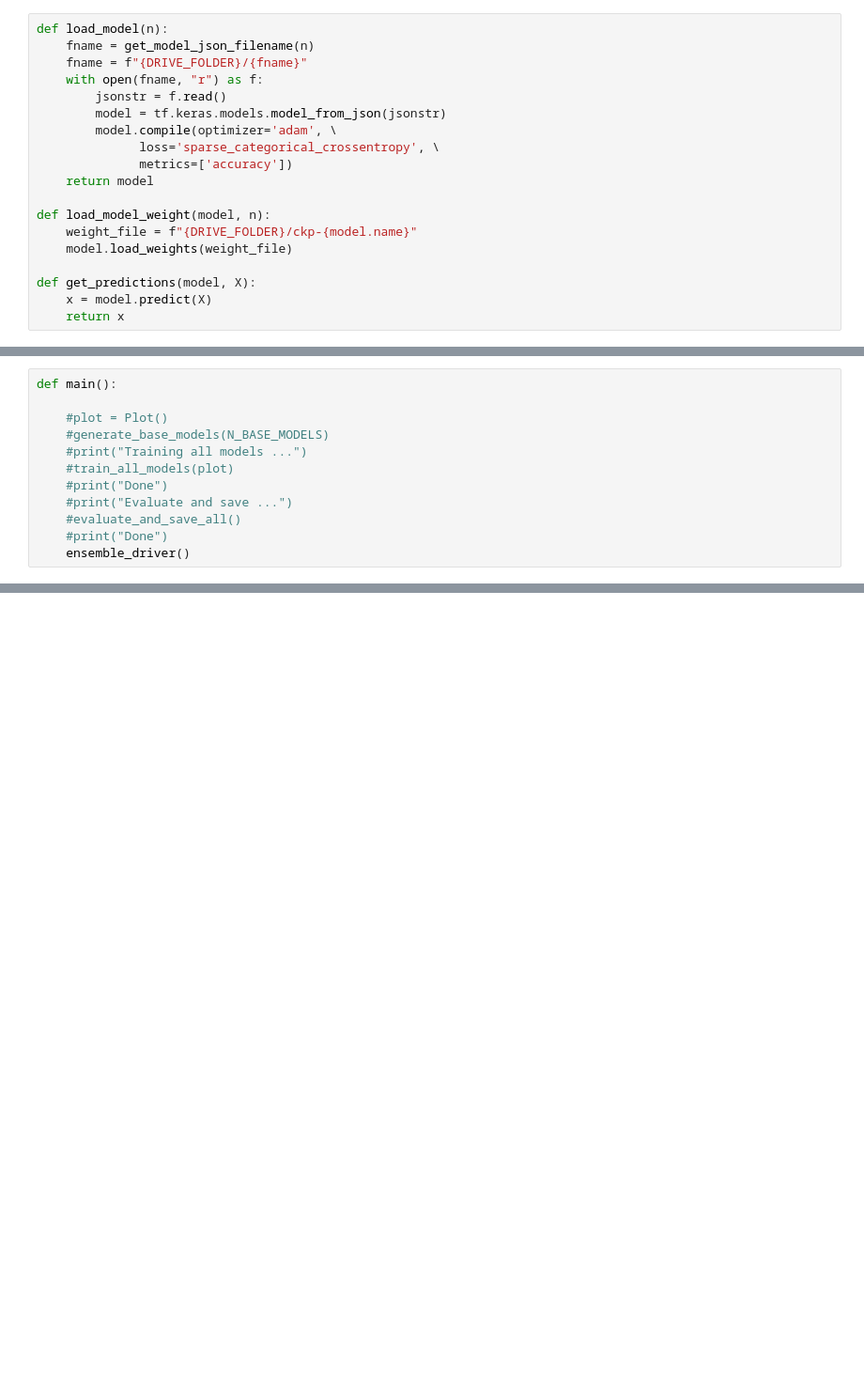
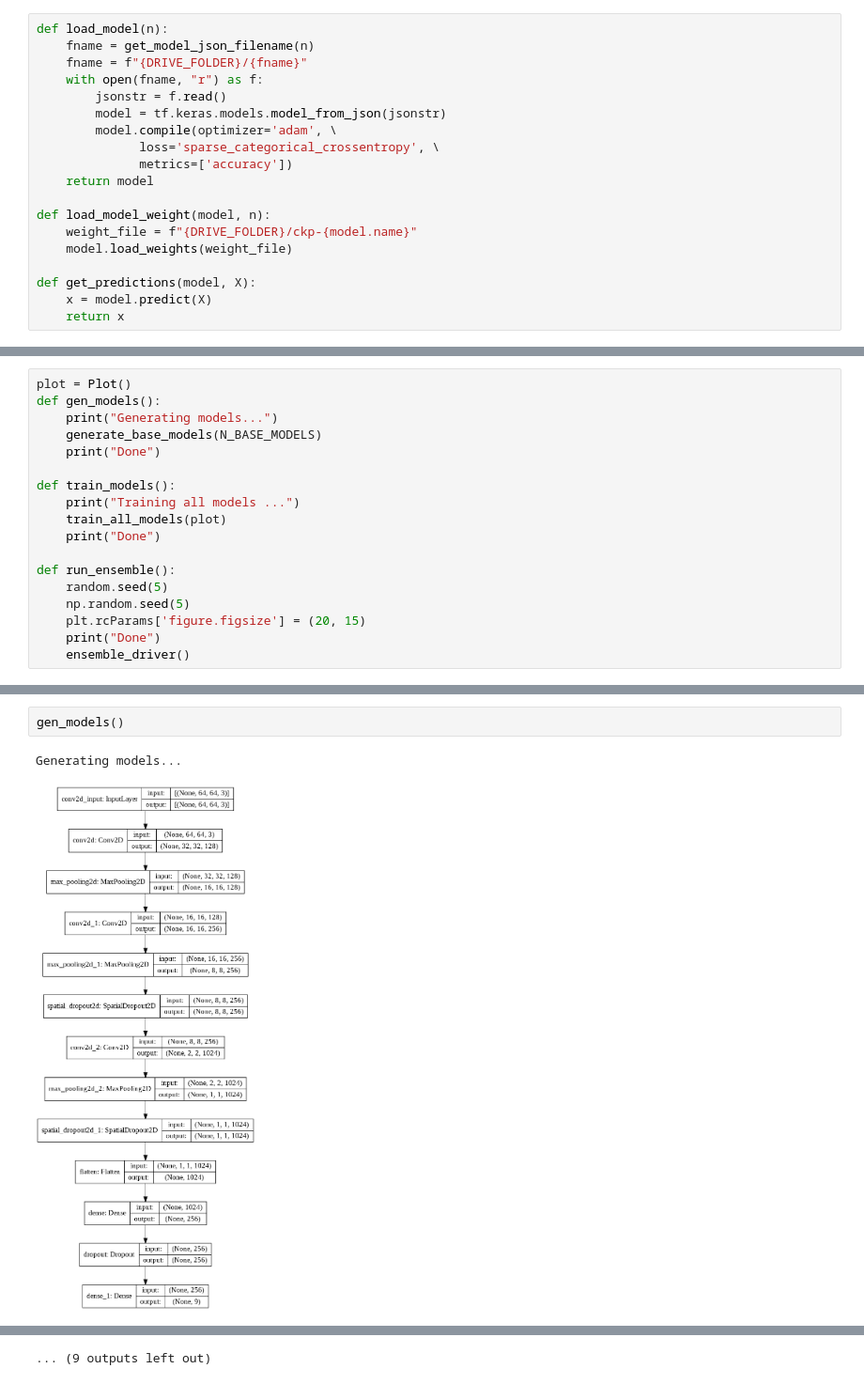
Before and after one commit to rajbircit/assignments, a Jupyter notebook: dl_a2/ensembles.ipynb, the cells around one changed output, grey strips where cells are left out. Shown at 94% size. Saved outputs shown, nothing was run; the diff lists cells and outputs as text; blank space fills up the shorter version.

```diff
--- a/dl_a2/ensembles.ipynb
+++ b/dl_a2/ensembles.ipynb
@@ -647,12 +674,18 @@ def ensemble_driver():
 # %%
-def main():
+plot = Plot()
+def gen_models():
+    print("Generating models...")
+    generate_base_models(N_BASE_MODELS)
+    print("Done")
 
-    #plot = Plot()
-    #generate_base_models(N_BASE_MODELS)
-    #print("Training all models ...")
-    #train_all_models(plot)
-    #print("Done")
-    #print("Evaluate and save ...")
-    #evaluate_and_save_all()
-    #print("Done")
+def train_models():
+    print("Training all models ...")
+    train_all_models(plot)
+    print("Done")
+
+def run_ensemble():
+    random.seed(5)
+    np.random.seed(5)
+    plt.rcParams['figure.figsize'] = (20, 15)
+    print("Done")
     ensemble_driver()
@@ -676,0 +692,5 @@ main()
+# %%
+gen_models()
+# %% [output]
+Generating models...
+[figure, added]
@@ -676,0 +787 @@ main()
+... (9 outputs left out)
```
Also changed, not shown: parts of 11 cells of this notebook.
